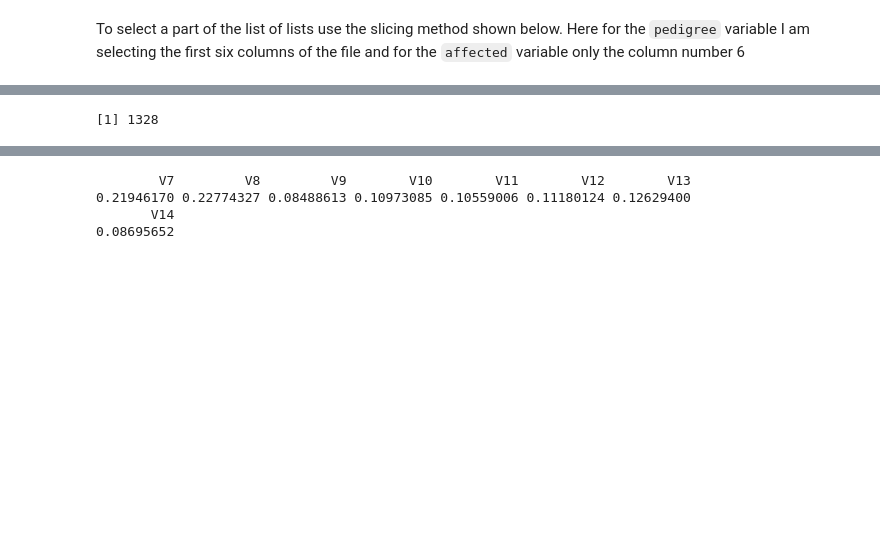
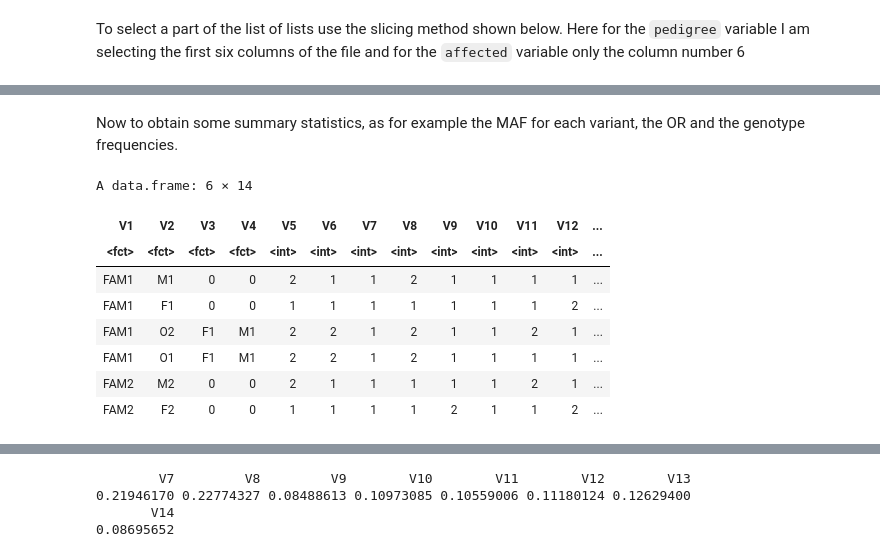
Before and after one commit to TheShiya/family-association, a Jupyter notebook: Summary_stats.ipynb, the cells around one changed output, grey strips where cells are left out. Drawn from its saved outputs; the diff is of its cells as text; code cells hidden in the pictures; blank space fills up the shorter version.

```diff
--- a/Summary_stats.ipynb
+++ b/Summary_stats.ipynb
@@ -100,4 +53,0 @@ library(expss)
-# %%
-count_if(gt(1), dat$V6, data = dat)
-# %% [output]
-[1] 1328
@@ -105,0 +54,2 @@ geno = dat[,-(1:6)] -1
+# %% [markdown]
+Now to obtain some summary statistics, as for example the MAF for each variant, the OR and the genotype frequencies.
@@ -105,0 +60,12 @@ geno = dat[,-(1:6)] -1
+# %%
+head(dat) #look at the data
+# %% [output]
+A data.frame: 6 × 14
+| V1 | V2 | V3 | V4 | V5 | V6 | V7 | V8 | V9 | V10 | V11 | V12 | ... |
+| <fct> | <fct> | <fct> | <fct> | <int> | <int> | <int> | <int> | <int> | <int> | <int> | <int> | ... |
+| FAM1 | M1 | 0 | 0 | 2 | 1 | 1 | 2 | 1 | 1 | 1 | 1 | ... |
+| FAM1 | F1 | 0 | 0 | 1 | 1 | 1 | 1 | 1 | 1 | 1 | 2 | ... |
+| FAM1 | O2 | F1 | M1 | 2 | 2 | 1 | 2 | 1 | 1 | 2 | 1 | ... |
+| FAM1 | O1 | F1 | M1 | 2 | 2 | 1 | 2 | 1 | 1 | 1 | 1 | ... |
+| FAM2 | M2 | 0 | 0 | 2 | 1 | 1 | 1 | 1 | 1 | 2 | 1 | ... |
+| FAM2 | F2 | 0 | 0 | 1 | 1 | 1 | 1 | 2 | 1 | 1 | 2 | ... |
```
Also changed, not shown: parts of 26 cells of this notebook.
